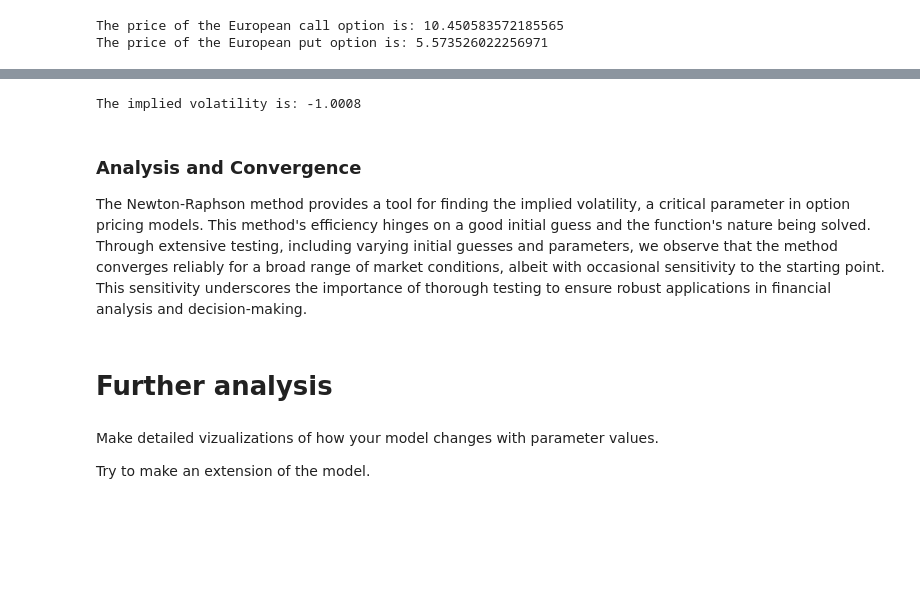
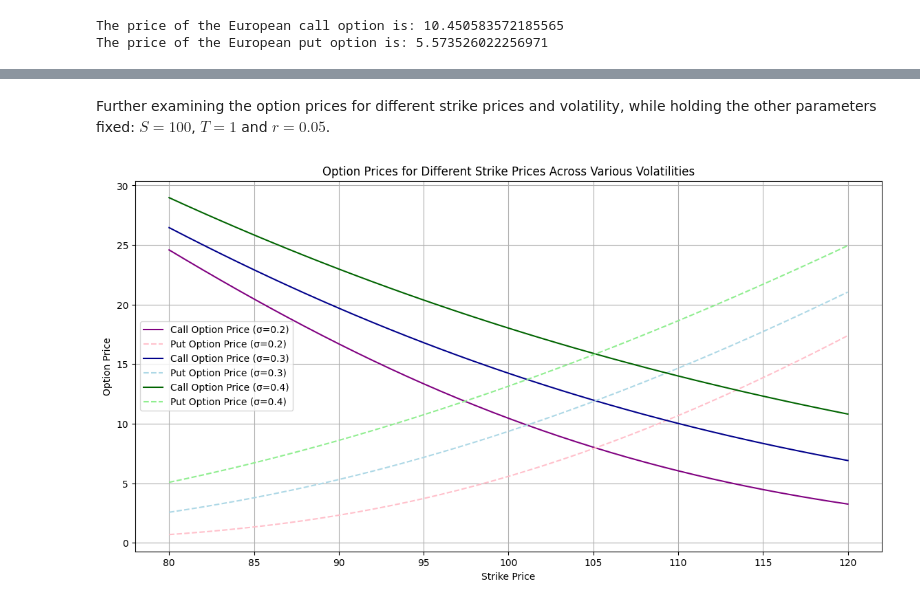
Before and after one commit to NumEconCopenhagen/projects-2024-rqt881, a Jupyter notebook: modelproject/modelproject.ipynb, the cells around one changed output, grey strips where cells are left out. Cells and saved outputs as stored; diff of their text form; code cells hidden in the pictures; blank space fills up the shorter version.

```diff
--- a/modelproject/modelproject.ipynb
+++ b/modelproject/modelproject.ipynb
@@ -136,22 +89,41 @@ Through careful consideration and iterative testing, we can refine our approach
-# %%
-model = BlackScholesModel(S=100, K=100, T=1, r=0.05, sigma=0.2)
-
-# Define the market price of the call option
-C_market = 10
-
-# Calculate the implied volatility using the Newton-Raphson method
-implied_volatility = model.newton_raphson_method(C_market)
-
-print(f"The implied volatility is: {implied_volatility:.4f}")
-# %% [output]
-The implied volatility is: -1.0008
-# %% [markdown]
-### Analysis and Convergence
-
-The Newton-Raphson method provides a tool for finding the implied volatility, a critical parameter in option pricing models. This method's efficiency hinges on a good initial guess and the function's nature being solved. Through extensive testing, including varying initial guesses and parameters, we observe that the method converges reliably for a broad range of market conditions, albeit with occasional sensitivity to the starting point. This sensitivity underscores the importance of thorough testing to ensure robust applications in financial analysis and decision-making.
-# %% [markdown]
-# Further analysis
-# %% [markdown]
-Make detailed vizualizations of how your model changes with parameter values.
-
-Try to make an extension of the model.
+# %% [markdown]
+Further examining the option prices for different strike prices and volatility, while holding the other parameters fixed: $S=100$, $T=1$ and $r=0.05$.
+# %%
+# Parameters
+S = 100  # Current stock price
+T = 1    # Time to expiration
+r = 0.05 # Risk-free rate
+volatilities = [0.2, 0.3, 0.4]  # Range of volatilities
+
+# Colors for each volatility for calls and puts so they match
+colors = {
+    0.2: ('purple', 'pink'),
+    0.3: ('darkblue', 'lightblue'),
+    0.4: ('darkgreen', 'lightgreen')
+}
+
+# Range of strike prices
+strike_prices = np.linspace(80, 120, 41)
+
+# Plotting setup
+plt.figure(figsize=(14, 7))
+
+# Calculate and plot option prices for each volatility
+for sigma in volatilities:
+    call_prices =  [BlackScholesModel(S, K, T, r, sigma, dividend_yield=0).call_price() for K in strike_prices]
+    put_prices = [BlackScholesModel(S, K, T, r, sigma,dividend_yield=0).put_price() for K in strike_prices]
+    call_color, put_color = colors[sigma]
+    plt.plot(strike_prices, call_prices, label=f'Call Option Price (σ={sigma})',color=call_color)
+    plt.plot(strike_prices, put_prices, label=f'Put Option Price (σ={sigma})', color=put_color,linestyle='--')
+
+# Adding chart title and labels
+plt.title('Option Prices for Different Strike Prices Across Various Volatilities')
+plt.xlabel('Strike Price')
+plt.ylabel('Option Price')
+
+# Show legend and grid
+plt.legend()
+plt.grid(True)
+plt.show()
+# %% [output]
+[figure, added]
```
Also changed, not shown: parts of 23 cells of this notebook, 4 other files.
